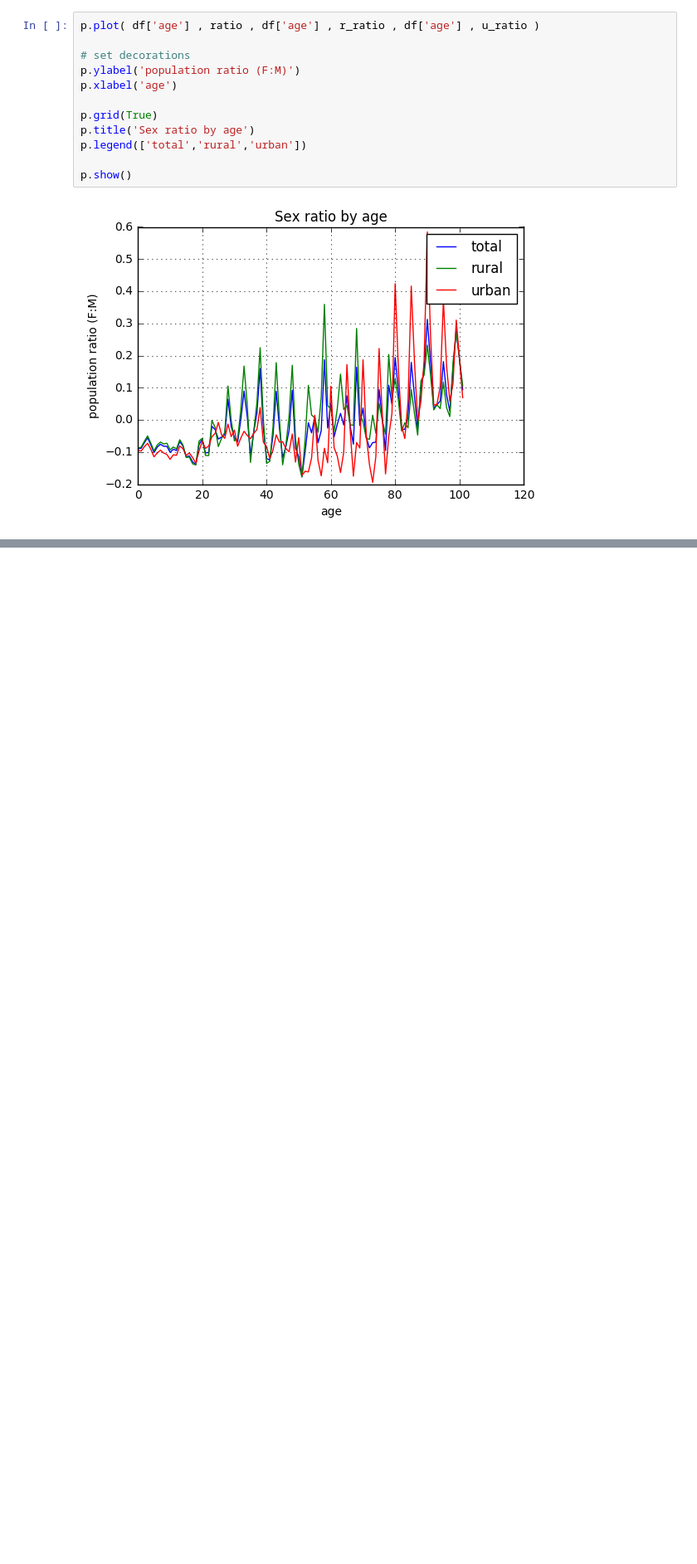
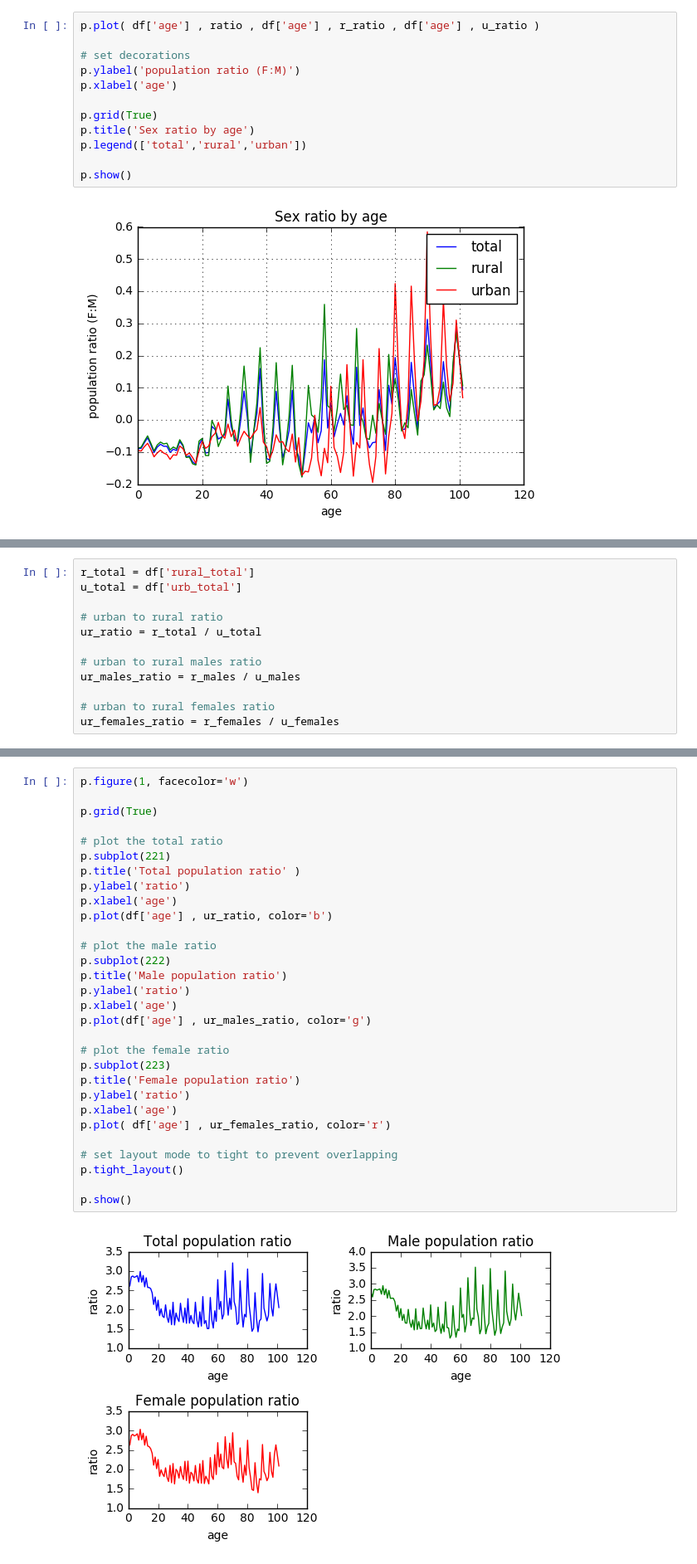
Before and after one commit to AkashGutha/indian-population, a Jupyter notebook: indian population.ipynb, the cells around one changed output, grey strips where cells are left out. Shown: that part at 83% size. Drawn from its saved outputs; the diff is of its cells as text; blank space fills up the shorter version.

Commit message:
add urban to rural ratio

```diff
--- a/indian population.ipynb
+++ b/indian population.ipynb
@@ -211,0 +216,12 @@ p.show()
+# %%
+r_total = df['rural_total']
+u_total = df['urb_total']
+
+# urban to rural ratio
+ur_ratio = r_total / u_total
+
+# urban to rural males ratio
+ur_males_ratio = r_males / u_males
+
+# urban to rural females ratio
+ur_females_ratio = r_females / u_females
@@ -211,0 +230,32 @@ p.show()
+# %%
+p.figure(1, facecolor='w')
+
+p.grid(True)
+
+# plot the total ratio
+p.subplot(221)
+p.title('Total population ratio' )
+p.ylabel('ratio')
+p.xlabel('age')
+p.plot(df['age'] , ur_ratio, color='b')
+
+# plot the male ratio
+p.subplot(222)
+p.title('Male population ratio')
+p.ylabel('ratio')
+p.xlabel('age')
+p.plot(df['age'] , ur_males_ratio, color='g')
+
+# plot the female ratio
+p.subplot(223)
+p.title('Female population ratio')
+p.ylabel('ratio')
+p.xlabel('age')
+p.plot( df['age'] , ur_females_ratio, color='r')
+
+# set layout mode to tight to prevent overlapping
+p.tight_layout()
+
+p.show()
+# %% [output]
+[figure, added]
```
Also changed, not shown: parts of 3 cells of this notebook, 3 other files.
